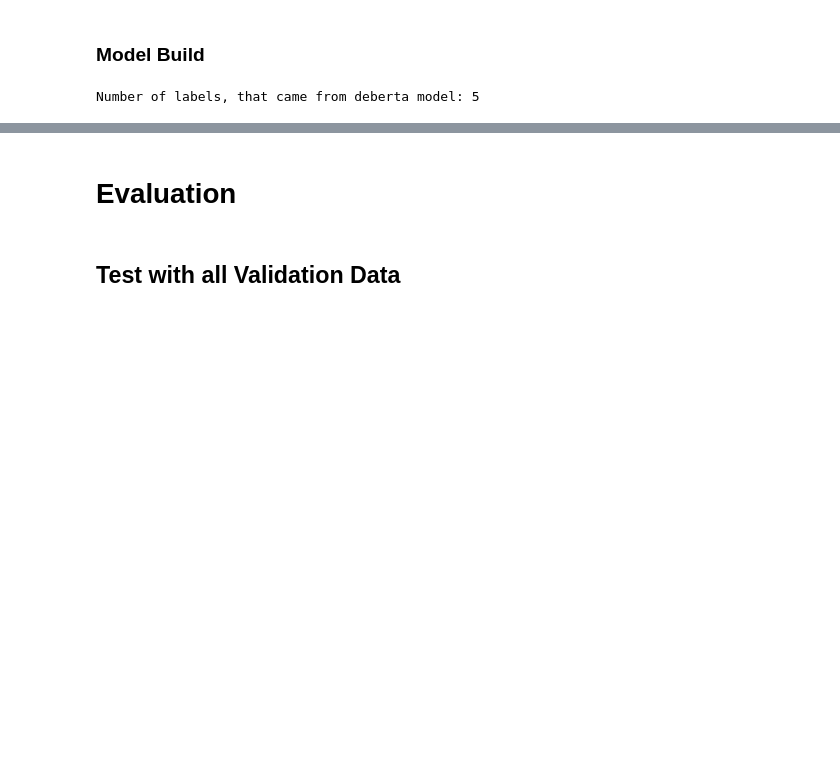
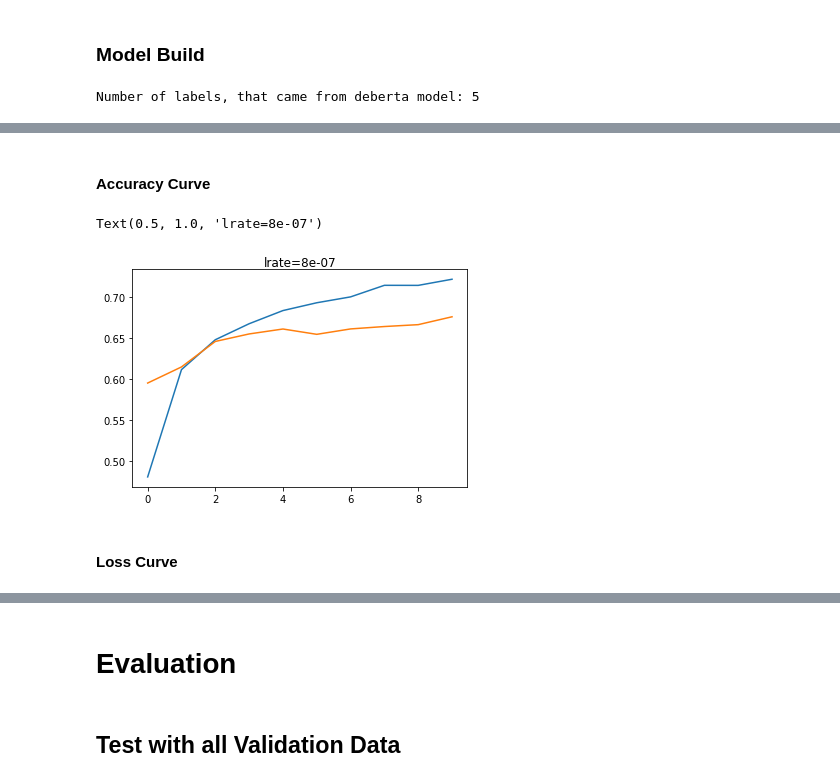
Before and after one commit to IIIskiplikIII/phrase2phrase-match-ai, a Jupyter notebook: phrase_2_phrase_matching.ipynb, the cells around one changed output, grey strips where cells are left out. Saved outputs shown, nothing was run; the diff lists cells and outputs as text; code cells hidden in the pictures; blank space fills up the shorter version.

```diff
--- a/phrase_2_phrase_matching.ipynb
+++ b/phrase_2_phrase_matching.ipynb
@@ -523,7 +546,7 @@ Now loading the pre-trained word embedding matrix into the embedding layer. Acco
 from transformers import AutoTokenizer
 from transformers import TFAutoModelForSequenceClassification
 # %%
-tokenizer_bert = AutoTokenizer.from_pretrained("microsoft/deberta-base")
+tokenizer_bert = AutoTokenizer.from_pretrained(ROBERTA_BASE)
 # %%
-model_deberta = TFAutoModelForSequenceClassification.from_pretrained("microsoft/deberta-base", trainable=True, return_dict=True, num_labels=5, output_hidden_states=True)
+model_deberta = TFAutoModelForSequenceClassification.from_pretrained(ROBERTA_BASE, trainable=True, return_dict=True, num_labels=5, output_hidden_states=True)
 # %% [output]
@@ -659,5 +682,5 @@ ________________________________________________________________________________
 # %%
-history_deberta = model2.fit(x=(np.asarray(train_encoded['input_ids']),
+history_model2 = model2.fit(x=(np.asarray(train_encoded['input_ids']),
                                 np.asarray(train_encoded['attention_mask'])
                                 ),
                                 y=np.asarray(training_labels),
@@ -696,0 +708,11 @@ model2.load_weights('deberta_trained_3_epochs_decay_lr.h5') # deberta_trained_3_
+# %% [markdown]
+#### Accuracy Curve
+# %%
+plt.plot(history_model2.history['accuracy'], label='train')
+plt.plot(history_model2.history['val_accuracy'], label='test')
+plt.title('lrate='+str(lr), pad=-50)
+# %% [output]
+Text(0.5, 1.0, 'lrate=8e-07')
+[figure, added]
+# %% [markdown]
+#### Loss Curve
```
Also changed, not shown: parts of 28 cells of this notebook.
